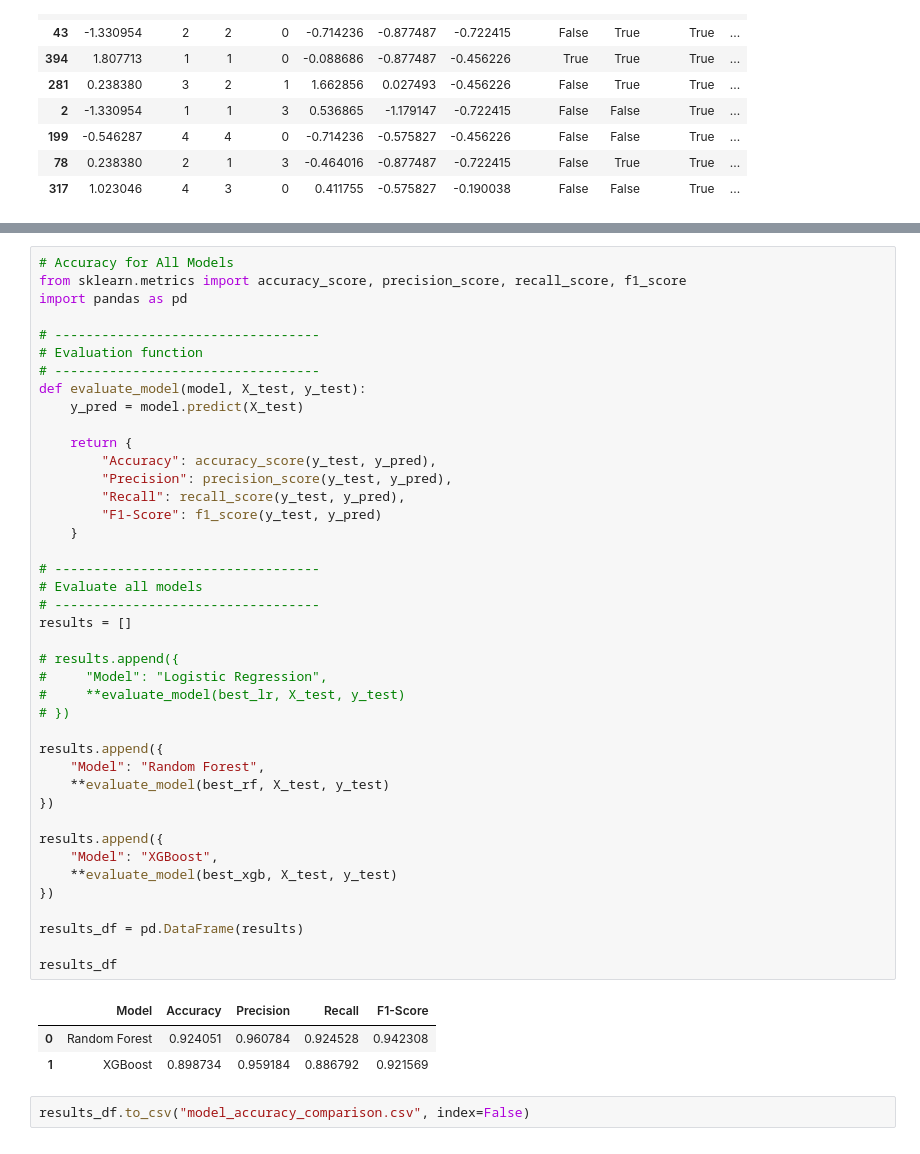
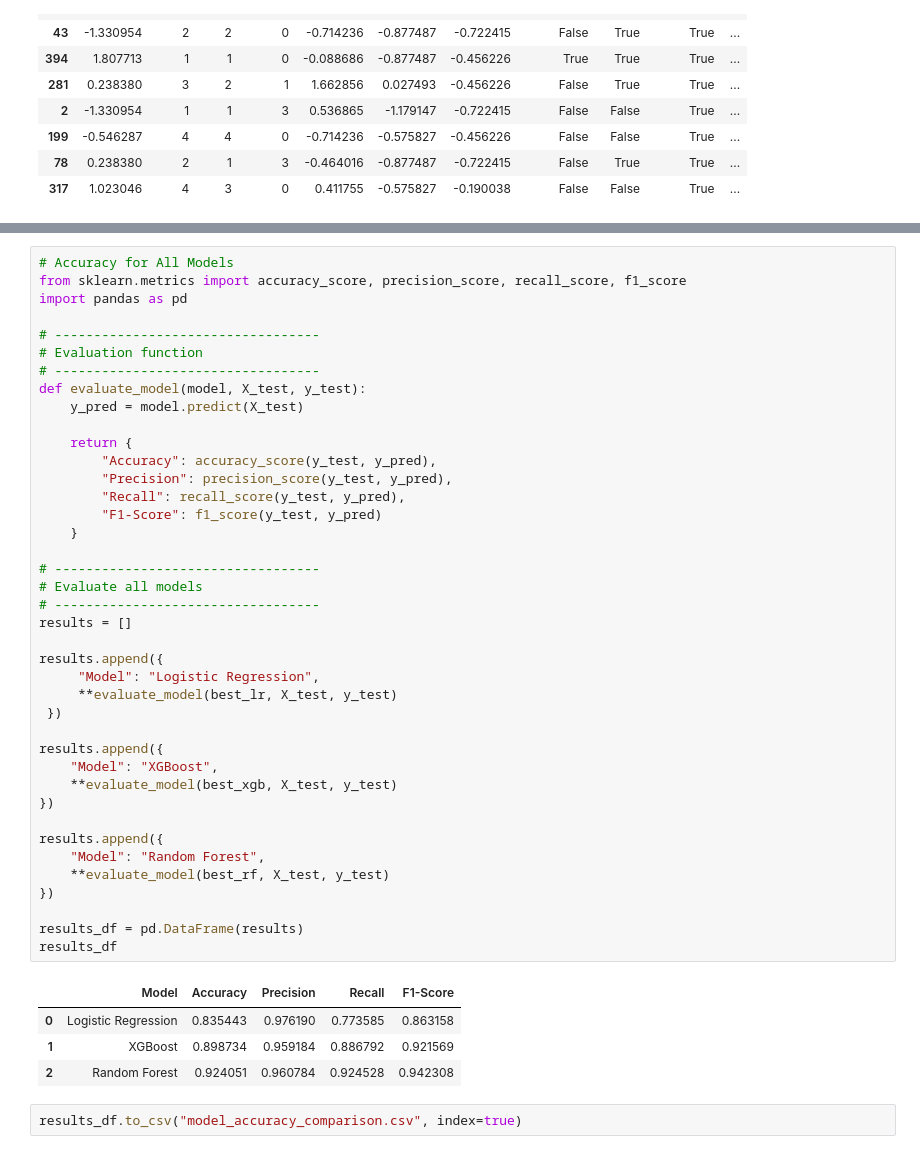
Before and after one commit to Rakshithhd/student-performance-xai, a Jupyter notebook: CodeBase/Trial/SPP-Trial-3-Jupyter.ipynb, the cells around one changed output, grey strips where cells are left out. Saved outputs shown, nothing was run; the diff lists cells and outputs as text.

```diff
--- a/CodeBase/Trial/SPP-Trial-3-Jupyter.ipynb
+++ b/CodeBase/Trial/SPP-Trial-3-Jupyter.ipynb
@@ -289,44 +478,44 @@ from sklearn.metrics import accuracy_score, precision_score, recall_score, f1_sc
 import pandas as pd
 
 # ----------------------------------
 # Evaluation function
 # ----------------------------------
 def evaluate_model(model, X_test, y_test):
     y_pred = model.predict(X_test)
 
     return {
         "Accuracy": accuracy_score(y_test, y_pred),
         "Precision": precision_score(y_test, y_pred),
         "Recall": recall_score(y_test, y_pred),
         "F1-Score": f1_score(y_test, y_pred)
     }
 
 # ----------------------------------
 # Evaluate all models
 # ----------------------------------
 results = []
 
-# results.append({
-#     "Model": "Logistic Regression",
-#     **evaluate_model(best_lr, X_test, y_test)
-# })
+results.append({
+     "Model": "Logistic Regression",
+     **evaluate_model(best_lr, X_test, y_test)
+ })
+
+results.append({
+    "Model": "XGBoost",
+    **evaluate_model(best_xgb, X_test, y_test)
+})
 
 results.append({
     "Model": "Random Forest",
     **evaluate_model(best_rf, X_test, y_test)
 })
 
-results.append({
-    "Model": "XGBoost",
-    **evaluate_model(best_xgb, X_test, y_test)
-})
-
 results_df = pd.DataFrame(results)
-
 results_df
 # %% [output]
 |  | Model | Accuracy | Precision | Recall | F1-Score |
-| 0 | Random Forest | 0.924051 | 0.960784 | 0.924528 | 0.942308 |
+| 0 | Logistic Regression | 0.835443 | 0.976190 | 0.773585 | 0.863158 |
 | 1 | XGBoost | 0.898734 | 0.959184 | 0.886792 | 0.921569 |
+| 2 | Random Forest | 0.924051 | 0.960784 | 0.924528 | 0.942308 |
 # %%
-results_df.to_csv("model_accuracy_comparison.csv", index=False)
+results_df.to_csv("model_accuracy_comparison.csv", index=true)
```
Also changed, not shown: parts of 24 cells of this notebook.
